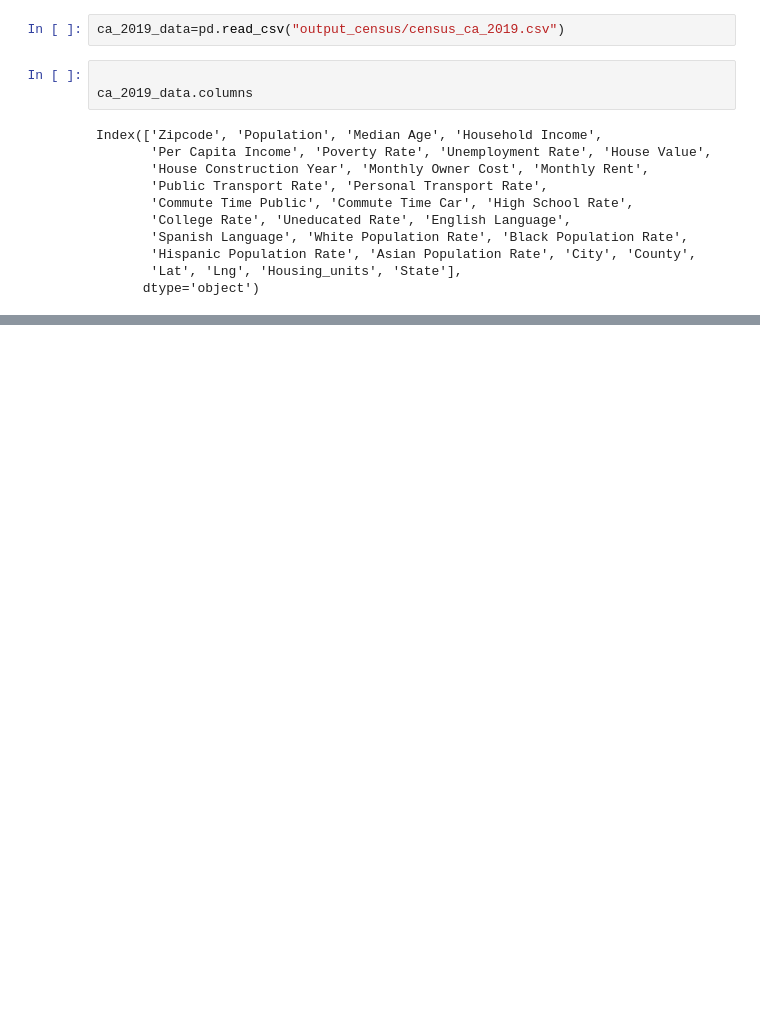
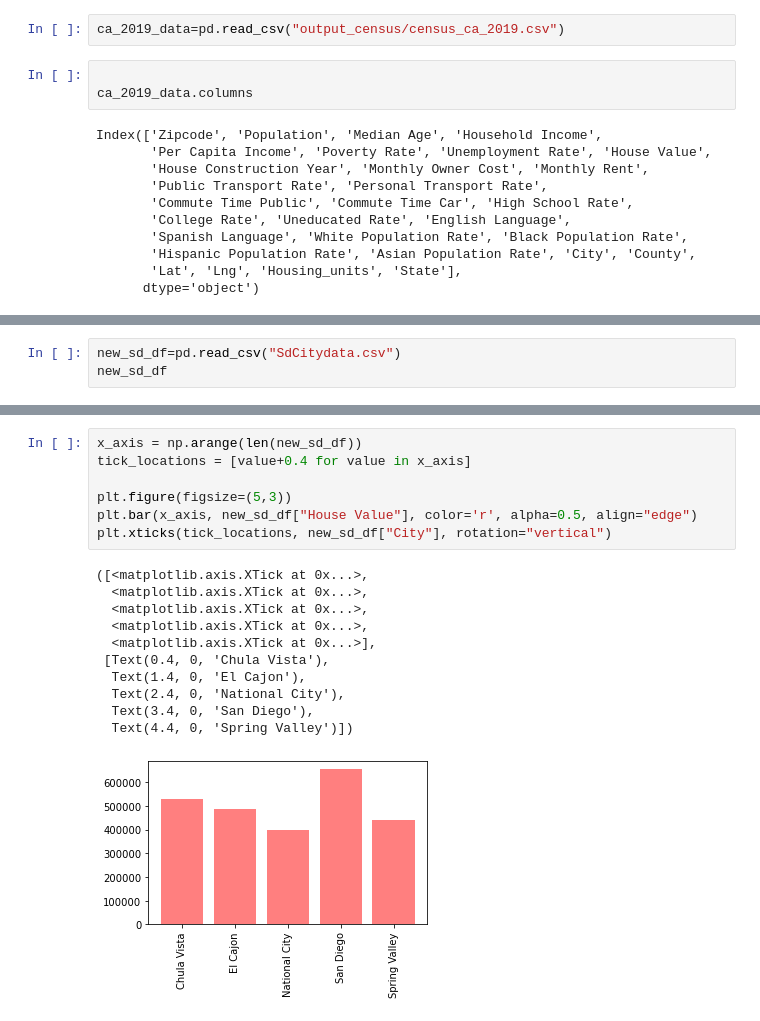
Before and after one commit to pandeysudip/housing-price, a Jupyter notebook: best_cities_2019.ipynb, the cells around one changed output, grey strips where cells are left out. Drawn from its saved outputs; the diff is of its cells as text; blank space fills up the shorter version.

```diff
--- a/best_cities_2019.ipynb
+++ b/best_cities_2019.ipynb
@@ -866,0 +179,3 @@ print(HI)
+# %%
+new_sd_df=pd.read_csv("SdCitydata.csv")
+new_sd_df
@@ -866,0 +189,19 @@ print(HI)
+# %%
+x_axis = np.arange(len(new_sd_df))
+tick_locations = [value+0.4 for value in x_axis]
+
+plt.figure(figsize=(5,3))
+plt.bar(x_axis, new_sd_df["House Value"], color='r', alpha=0.5, align="edge")
+plt.xticks(tick_locations, new_sd_df["City"], rotation="vertical")
+# %% [output]
+([<matplotlib.axis.XTick at 0x...>,
+  <matplotlib.axis.XTick at 0x...>,
+  <matplotlib.axis.XTick at 0x...>,
+  <matplotlib.axis.XTick at 0x...>,
+  <matplotlib.axis.XTick at 0x...>],
+ [Text(0.4, 0, 'Chula Vista'),
+  Text(1.4, 0, 'El Cajon'),
+  Text(2.4, 0, 'National City'),
+  Text(3.4, 0, 'San Diego'),
+  Text(4.4, 0, 'Spring Valley')])
+[figure, added]
```
Also changed, not shown: parts of 37 cells of this notebook.
